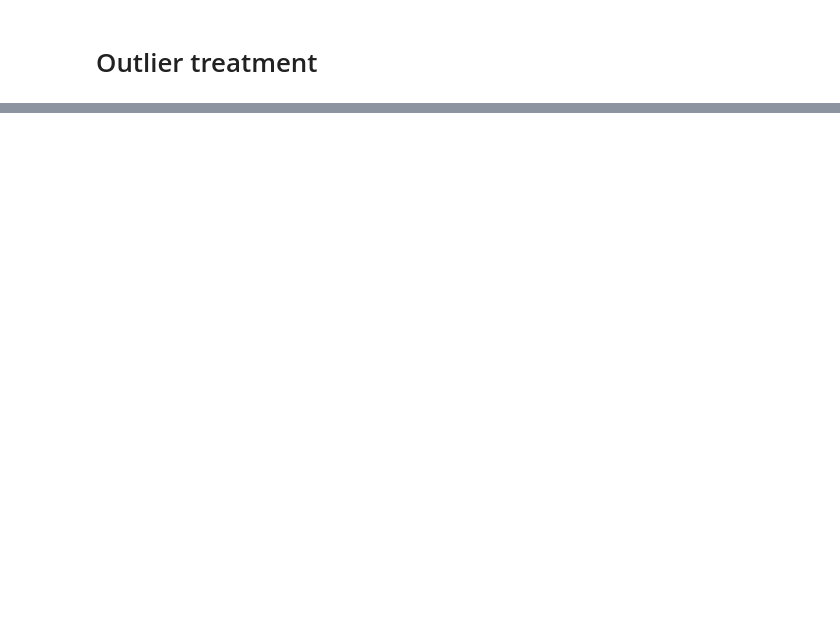
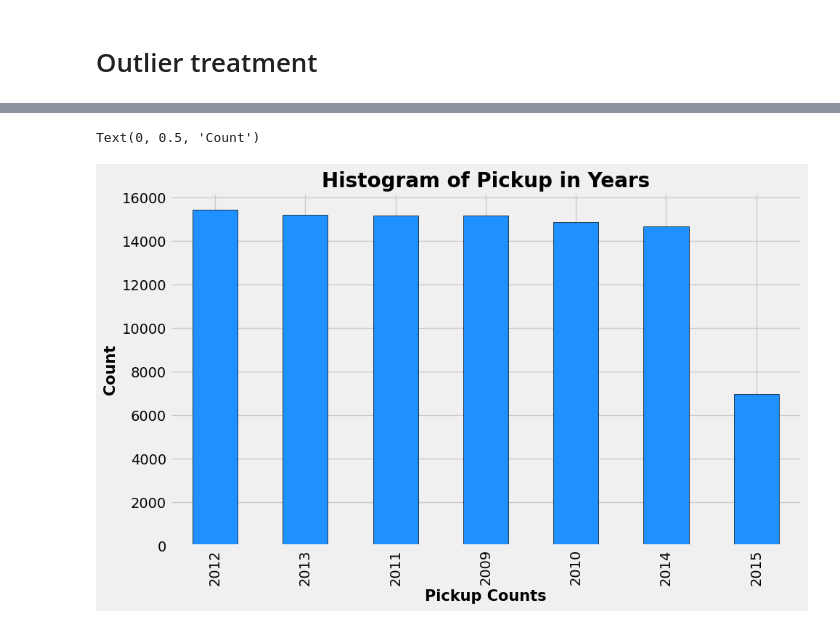
Before and after one commit to aayushs7ha/Kaggle, a Jupyter notebook: nyc-taxi-fare-prediction.ipynb, the cells around one changed output, grey strips where cells are left out. Saved outputs shown, nothing was run; the diff lists cells and outputs as text; code cells hidden in the pictures; blank space fills up the shorter version.

```diff
--- a/nyc-taxi-fare-prediction.ipynb
+++ b/nyc-taxi-fare-prediction.ipynb
@@ -121,0 +194,10 @@ df = df[((df['pickup_longitude'] > - 78)&
+# %%
+# Visualize Passenger Count
+plt.figure(figsize=(10,6))
+df['pickup_year'].value_counts().plot.bar(color = 'dodgerblue', edgecolor='k')
+plt.title("Histogram of Pickup in Years",fontsize=20,fontweight='bold')
+plt.xlabel("Pickup Counts",fontsize=15,fontweight='bold')
+plt.ylabel("Count",fontsize=15,fontweight='bold')
+# %% [output]
+Text(0, 0.5, 'Count')
+[figure, added]
```
Also changed, not shown: parts of 29 cells of this notebook.
